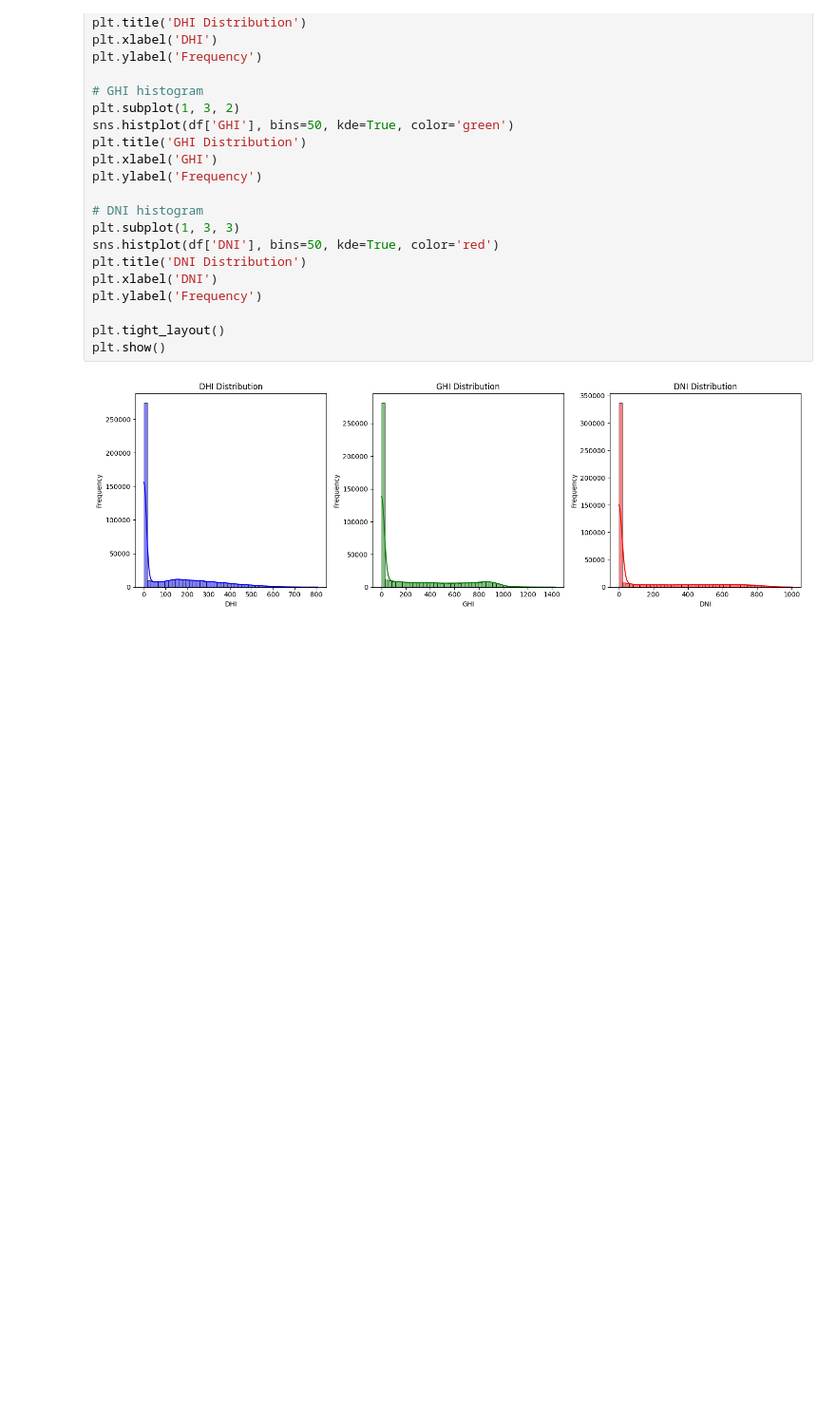
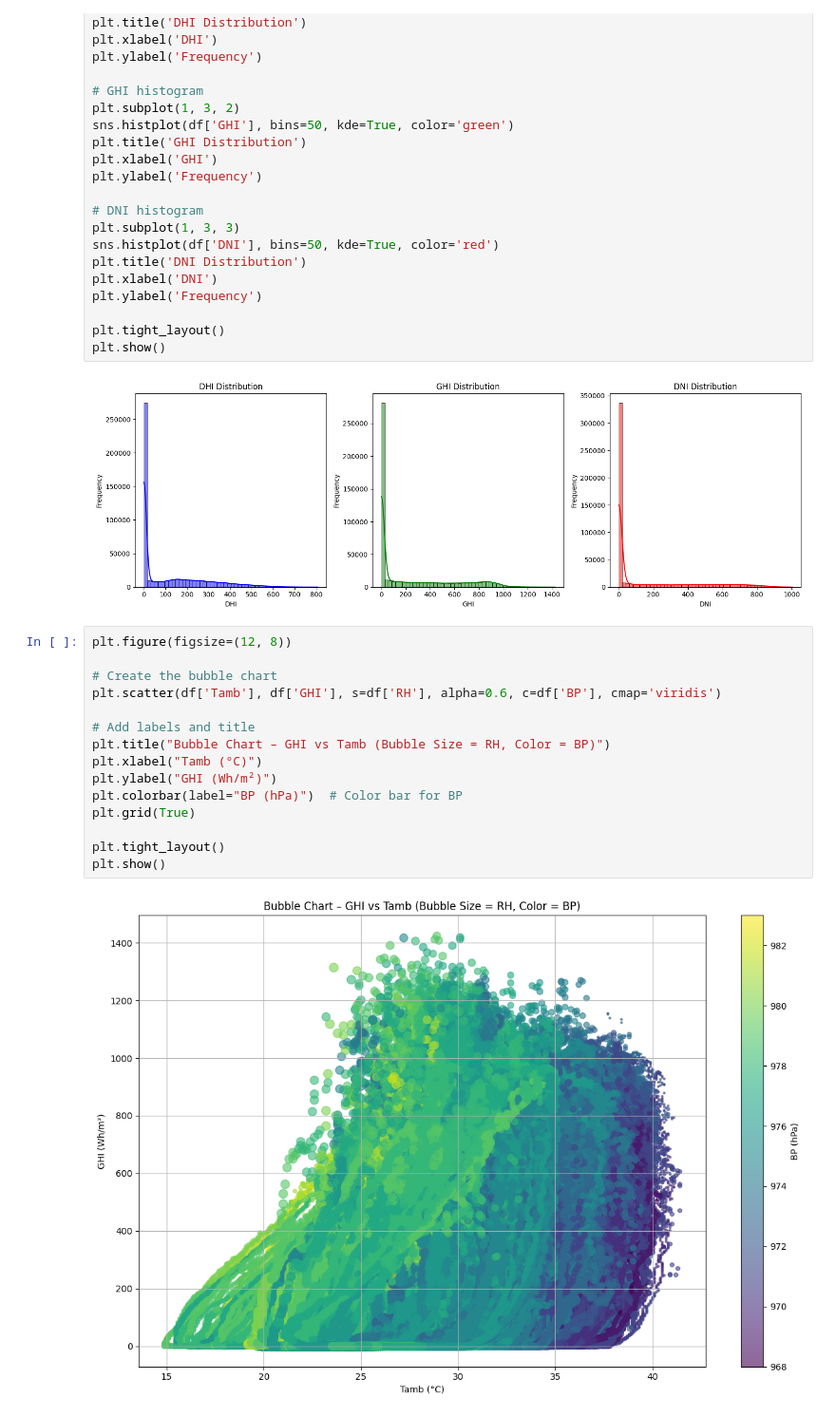
Before and after one commit to nebiyuu/solar-challenge-week-1, a Jupyter notebook: notebook/Togo_eda.ipynb, the cells around one changed output. Shown at 95% size. Cells and saved outputs as stored; diff of their text form; blank space fills up the shorter version.

Commit message:
added a bubbble chart that shows  GHI vs Tamb

```diff
--- a/notebook/Togo_eda.ipynb
+++ b/notebook/Togo_eda.ipynb
@@ -156,3 +156,20 @@ plt.tight_layout()
 plt.show()
 # %% [output]
 [figure]
+# %%
+plt.figure(figsize=(12, 8))
+
+# Create the bubble chart
+plt.scatter(df['Tamb'], df['GHI'], s=df['RH'], alpha=0.6, c=df['BP'], cmap='viridis')
+
+# Add labels and title
+plt.title("Bubble Chart – GHI vs Tamb (Bubble Size = RH, Color = BP)")
+plt.xlabel("Tamb (°C)")
+plt.ylabel("GHI (Wh/m²)")
+plt.colorbar(label="BP (hPa)")  # Color bar for BP
+plt.grid(True)
+
+plt.tight_layout()
+plt.show()
+# %% [output]
+[figure, added]
```
